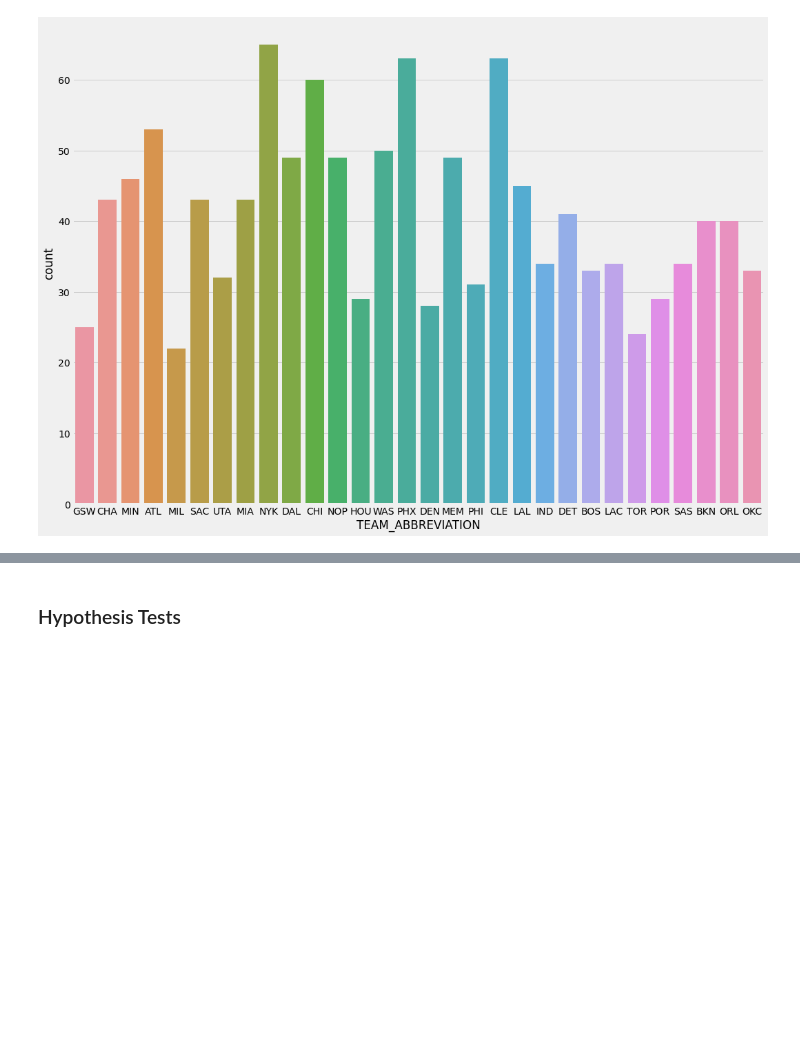
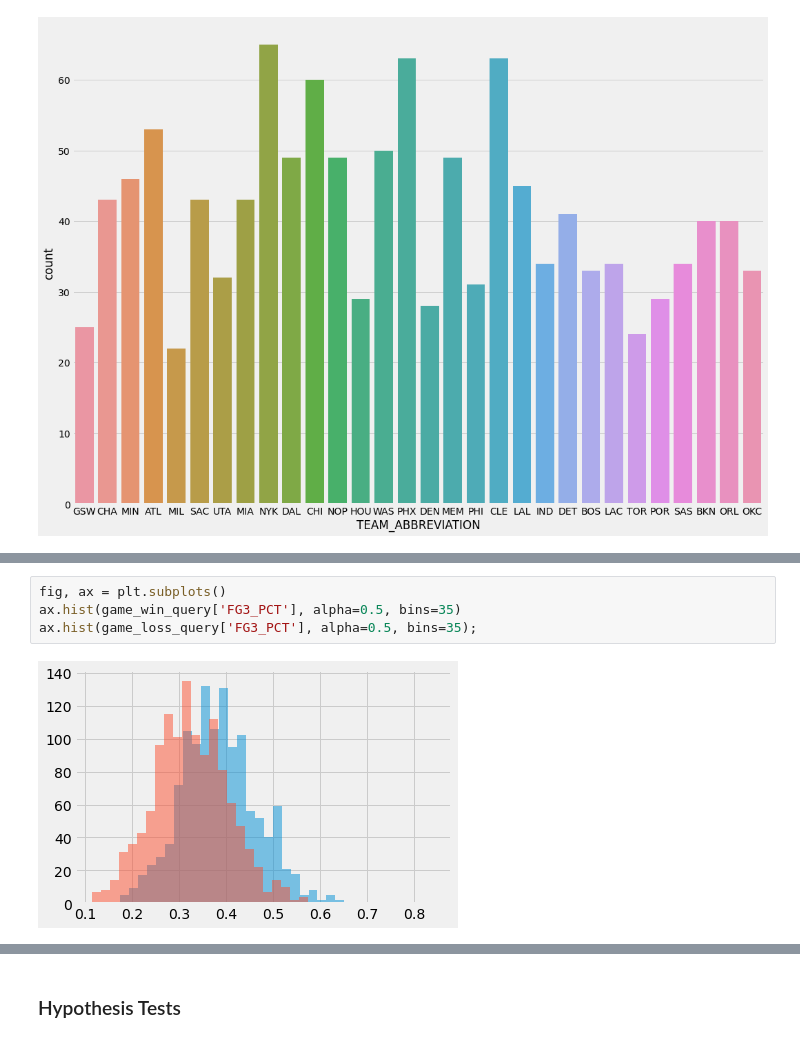
Before and after one commit to alicetsai1020/Off_v_Def_Play, a Jupyter notebook: draft.ipynb, the cells around one changed output, grey strips where cells are left out. Cells and saved outputs as stored; diff of their text form; blank space fills up the shorter version.

```diff
--- a/draft.ipynb
+++ b/draft.ipynb
@@ -200,0 +124,6 @@ sns.countplot(x='TEAM_ABBREVIATION', data=game_loss_query, ax=ax);
+# %%
+fig, ax = plt.subplots()
+ax.hist(game_win_query['FG3_PCT'], alpha=0.5, bins=35)
+ax.hist(game_loss_query['FG3_PCT'], alpha=0.5, bins=35);
+# %% [output]
+[figure, added]
```
Also changed, not shown: parts of 31 cells of this notebook.
